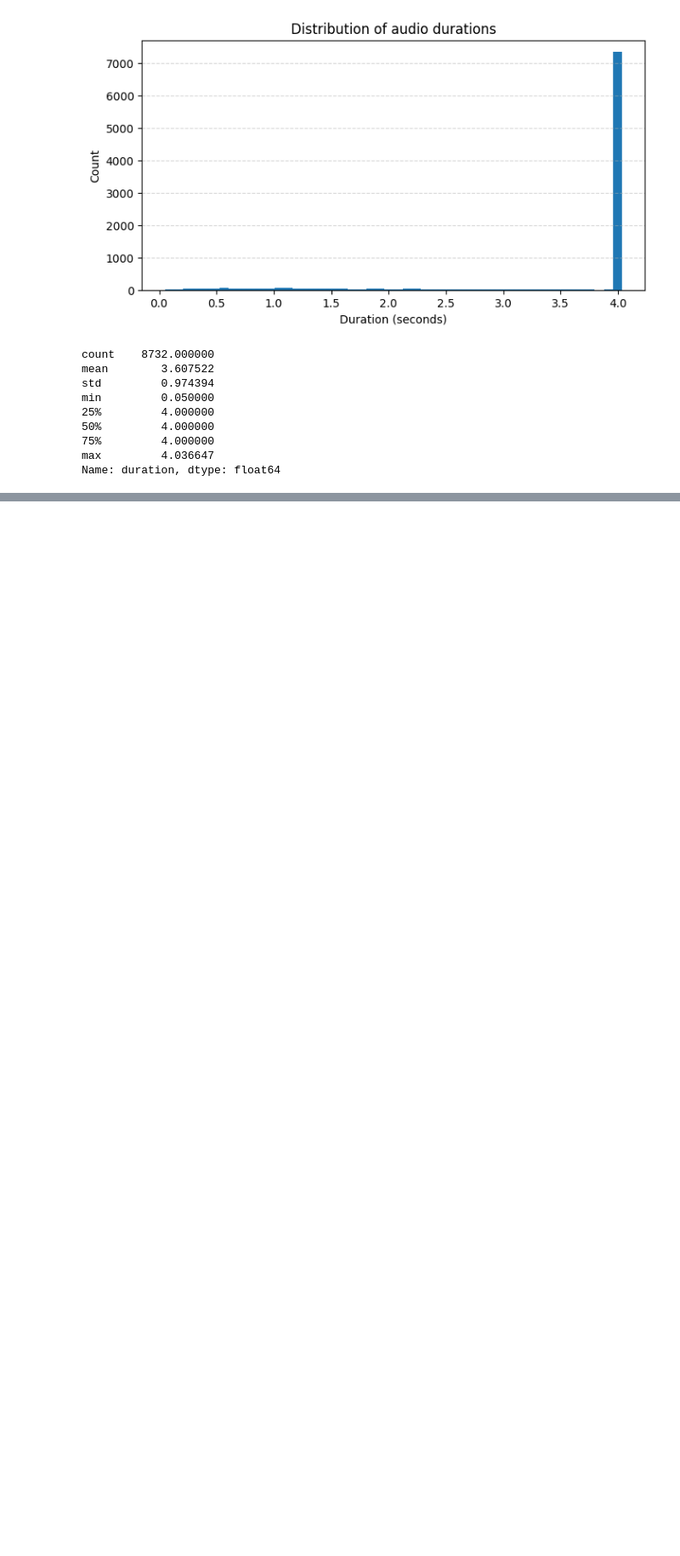
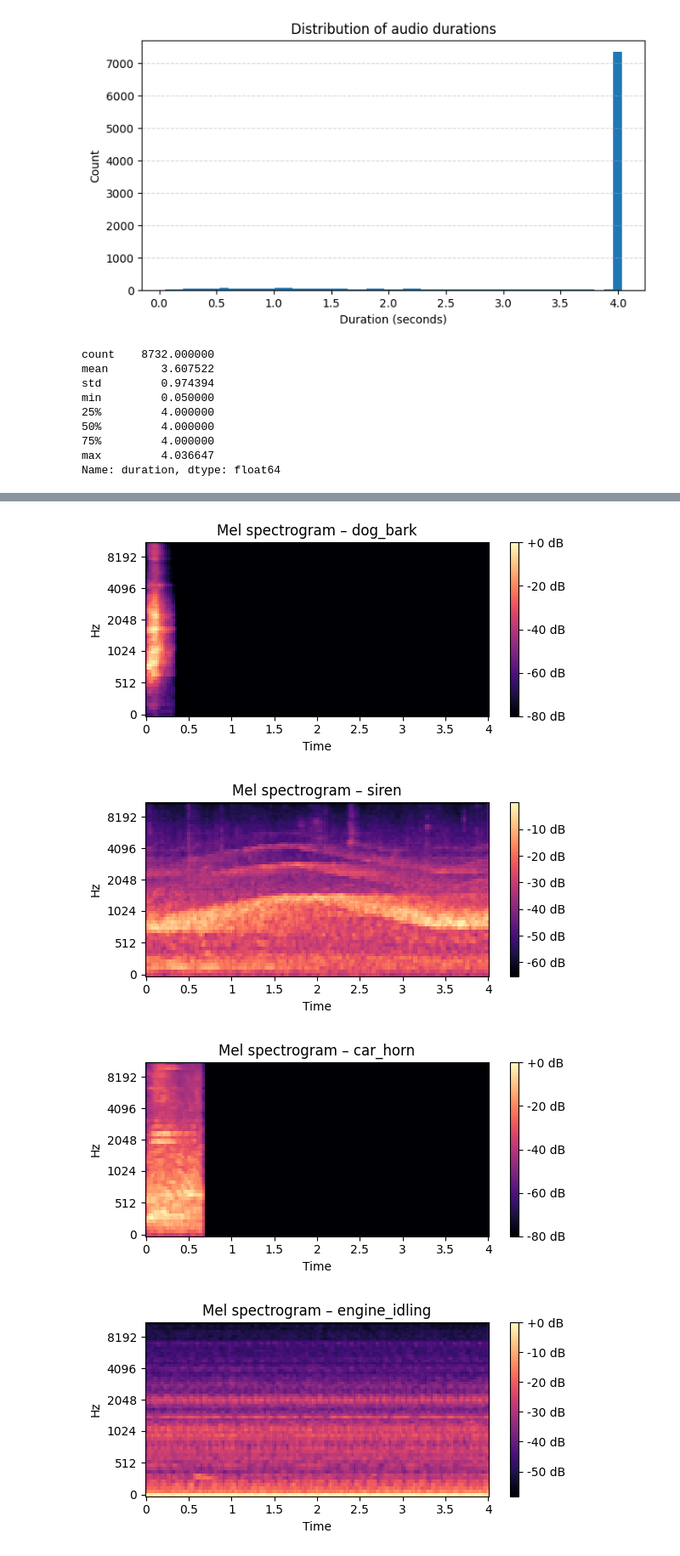
Before and after one commit to FreddieAlvin/Deep-Learning-Classifiers-for-urban-sound-data, a Jupyter notebook: UrbanSound8K.ipynb, the cells around one changed output, grey strips where cells are left out. Shown at 85% size. Cells and saved outputs as stored; diff of their text form; code cells hidden in the pictures; blank space fills up the shorter version.

```diff
--- a/UrbanSound8K.ipynb
+++ b/UrbanSound8K.ipynb
@@ -1713,0 +413,12 @@ the model's vulnerability to adversarial perturbations.
+# %%
+def waveform_to_mel(y, sr, n_mels=64, n_fft=2048, hop_length=512):
+    S = librosa.feature.melspectrogram(
+        y=y,
+        sr=sr,
+        n_mels=n_mels,
+        n_fft=n_fft,
+        hop_length=hop_length,
+        power=2.0
+    )
+    S_db = librosa.power_to_db(S, ref=np.max)
+    return S_db
@@ -1713,0 +430,35 @@ the model's vulnerability to adversarial perturbations.
+# %%
+def plot_mel_for_class(class_name):
+    # Choose first valid file (in case some file is missing/icloud-locked)
+    subset = df[df['class'] == class_name]
+
+    for _, row in subset.iterrows():
+        fold = row['fold']
+        filename = row['slice_file_name']
+        filepath = os.path.join(audio_base_path, f"fold{fold}", filename)
+
+        if os.path.exists(filepath):
+            try:
+                y, sr = preprocess_audio(filepath)
+                S_db = waveform_to_mel(y, sr)
+
+                plt.figure(figsize=(6, 3))
+                librosa.display.specshow(S_db, sr=sr, x_axis="time", y_axis="mel")
+                plt.title(f"Mel spectrogram – {class_name}")
+                plt.colorbar(format="%+2.0f dB")
+                plt.tight_layout()
+                plt.show()
+
+                return
+            except:
+                continue
+
+    print(f"No valid audio found for class: {class_name}")
+
+for cls in ["dog_bark", "siren", "car_horn", "engine_idling"]:
+    plot_mel_for_class(cls)
+# %% [output]
+[figure, added]
+[figure, added]
+[figure, added]
+[figure, added]
```
Also changed, not shown: parts of 194 cells of this notebook, 2 other files.
